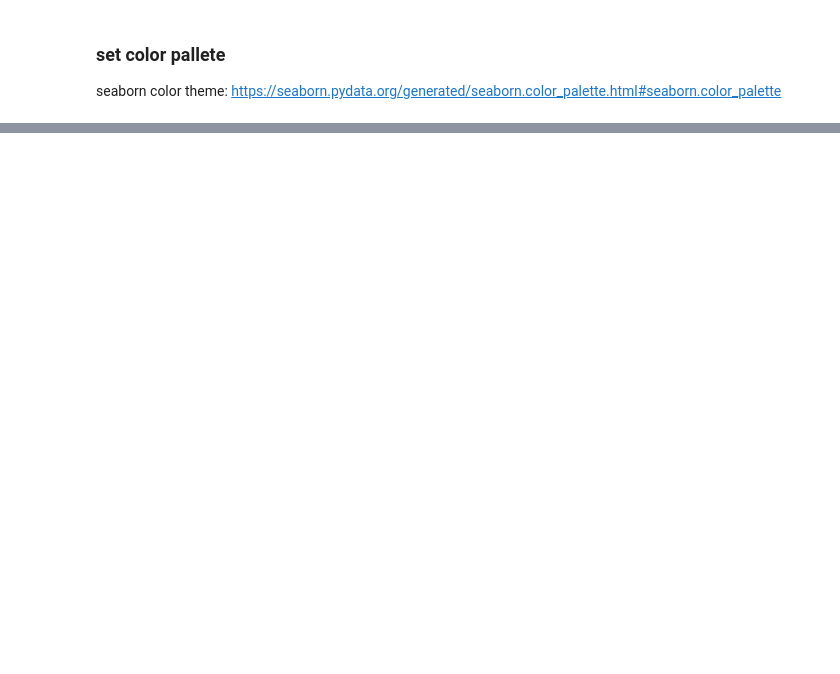
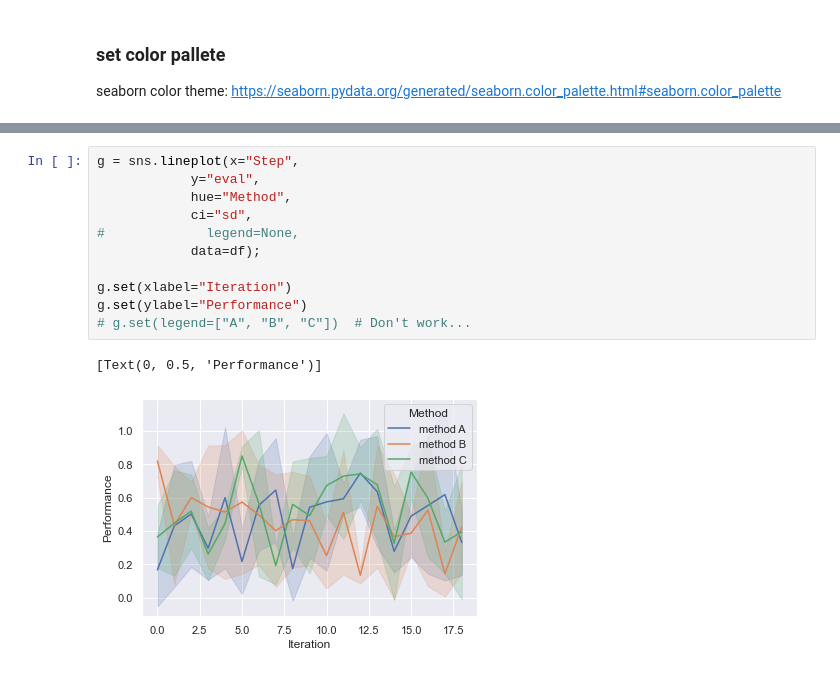
Before and after one commit to ugo-nama-kun/array_to_df, a Jupyter notebook: notebook/seaborn_exaples.ipynb, the cells around one changed output, grey strips where cells are left out. Cells and saved outputs as stored; diff of their text form; blank space fills up the shorter version.

```diff
--- a/notebook/seaborn_exaples.ipynb
+++ b/notebook/seaborn_exaples.ipynb
@@ -422,0 +477,14 @@ sns.catplot(x="label", y="y", kind="point", hue="experiment", data=df)
+# %%
+g = sns.lineplot(x="Step",
+            y="eval",
+            hue="Method",
+            ci="sd",
+#             legend=None,
+            data=df);
+
+g.set(xlabel="Iteration")
+g.set(ylabel="Performance")
+# g.set(legend=["A", "B", "C"])  # Don't work...
+# %% [output]
+[Text(0, 0.5, 'Performance')]
+[figure, added]
```
Also changed, not shown: parts of 30 cells of this notebook, 10 other files.
